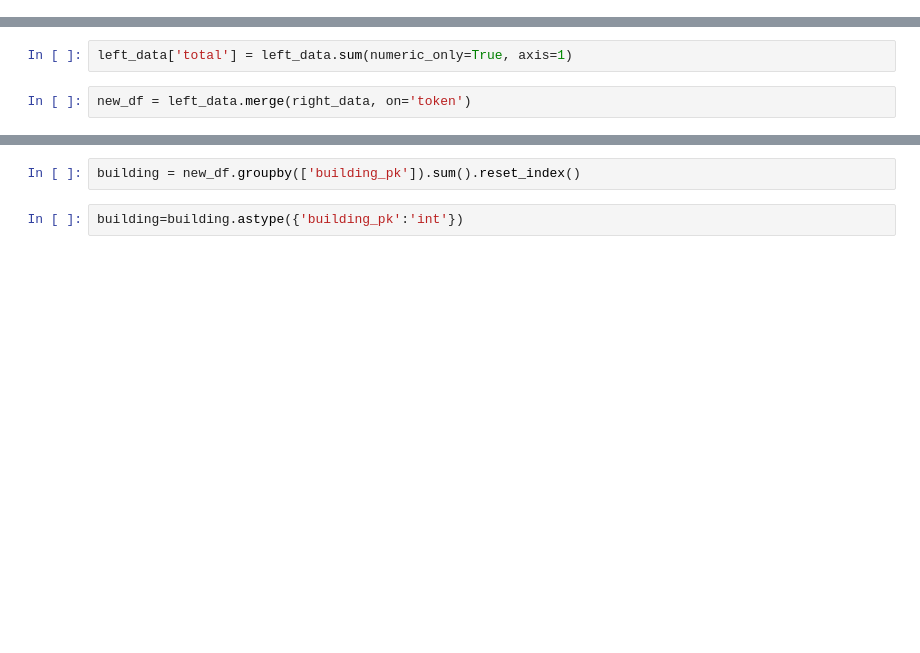
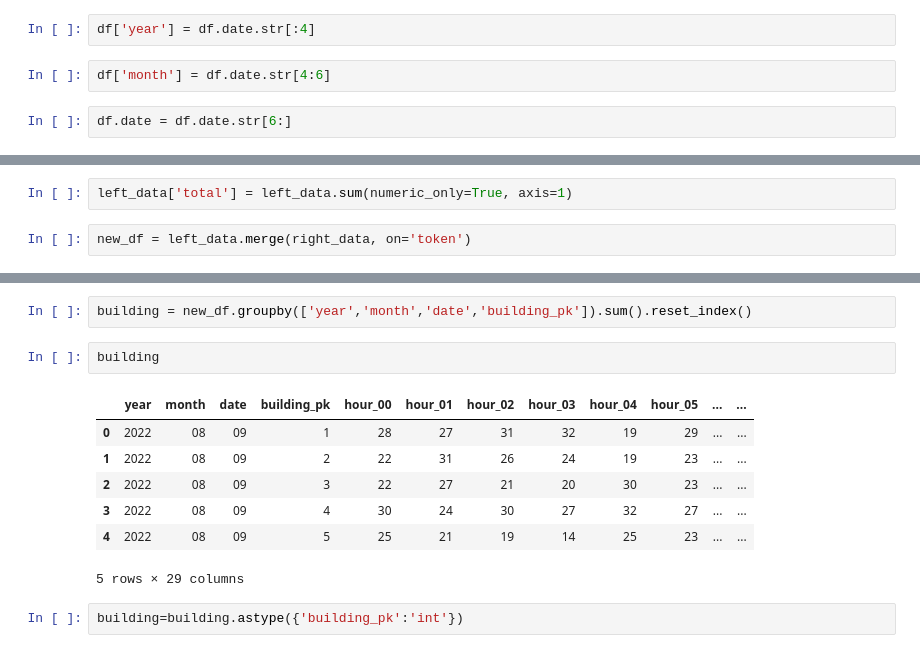
Before and after one commit to expertinpyo/pjt422, a Jupyter notebook: Backend/Untitled.ipynb, the cells around one changed output, grey strips where cells are left out. Cells and saved outputs as stored; diff of their text form; blank space fills up the shorter version.

Commit message:
Backend:Update new model for trash group and pandas

```diff
--- a/Backend/Untitled.ipynb
+++ b/Backend/Untitled.ipynb
@@ -10,6 +10,12 @@ columns = ['date', 'time', 'building', 'building_pk', 'floor', 'floor_pk','token
 df = pd.DataFrame(records, columns=columns)
 # %%
 df['hour'] = df.time.str[:2]
+# %%
+df['year'] = df.date.str[:4]
+# %%
+df['month'] = df.date.str[4:6]
+# %%
+df.date = df.date.str[6:]
 # %%
 right_data = df.drop_duplicates(subset=['token'])
 # %%
@@ -50,4 +68,14 @@ trashbin.drop(columns=['date', 'time', 'building', 'floor', 'rfid', 'amount', 'h
 # %%
-building = new_df.groupby(['building_pk']).sum().reset_index()
+building = new_df.groupby(['year','month','date','building_pk']).sum().reset_index()
+# %%
+building
+# %% [output]
+|  | year | month | date | building_pk | hour_00 | hour_01 | hour_02 | hour_03 | hour_04 | hour_05 | ... | ... |
+| 0 | 2022 | 08 | 09 | 1 | 28 | 27 | 31 | 32 | 19 | 29 | ... | ... |
+| 1 | 2022 | 08 | 09 | 2 | 22 | 31 | 26 | 24 | 19 | 23 | ... | ... |
+| 2 | 2022 | 08 | 09 | 3 | 22 | 27 | 21 | 20 | 30 | 23 | ... | ... |
+| 3 | 2022 | 08 | 09 | 4 | 30 | 24 | 30 | 27 | 32 | 27 | ... | ... |
+| 4 | 2022 | 08 | 09 | 5 | 25 | 21 | 19 | 14 | 25 | 23 | ... | ... |
+5 rows × 29 columns
 # %%
 building=building.astype({'building_pk':'int'})
```
Also changed, not shown: parts of 13 cells of this notebook, 29 other files.
